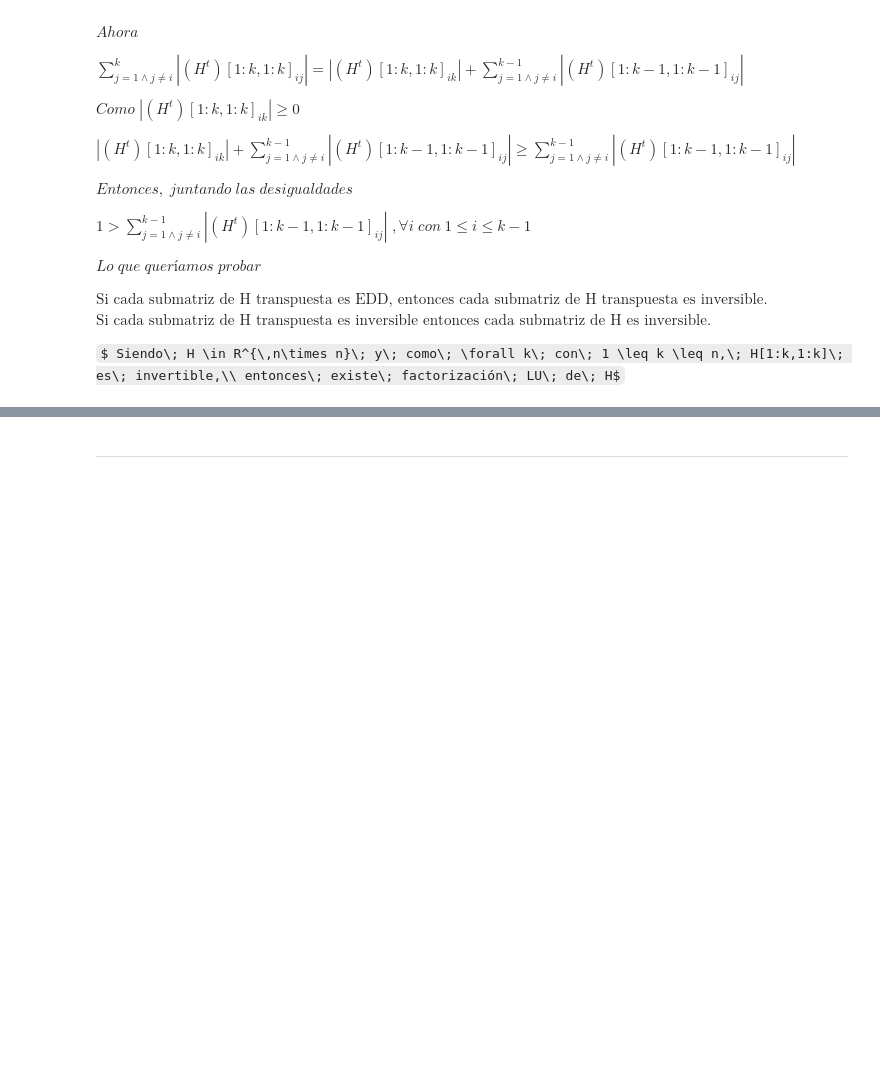
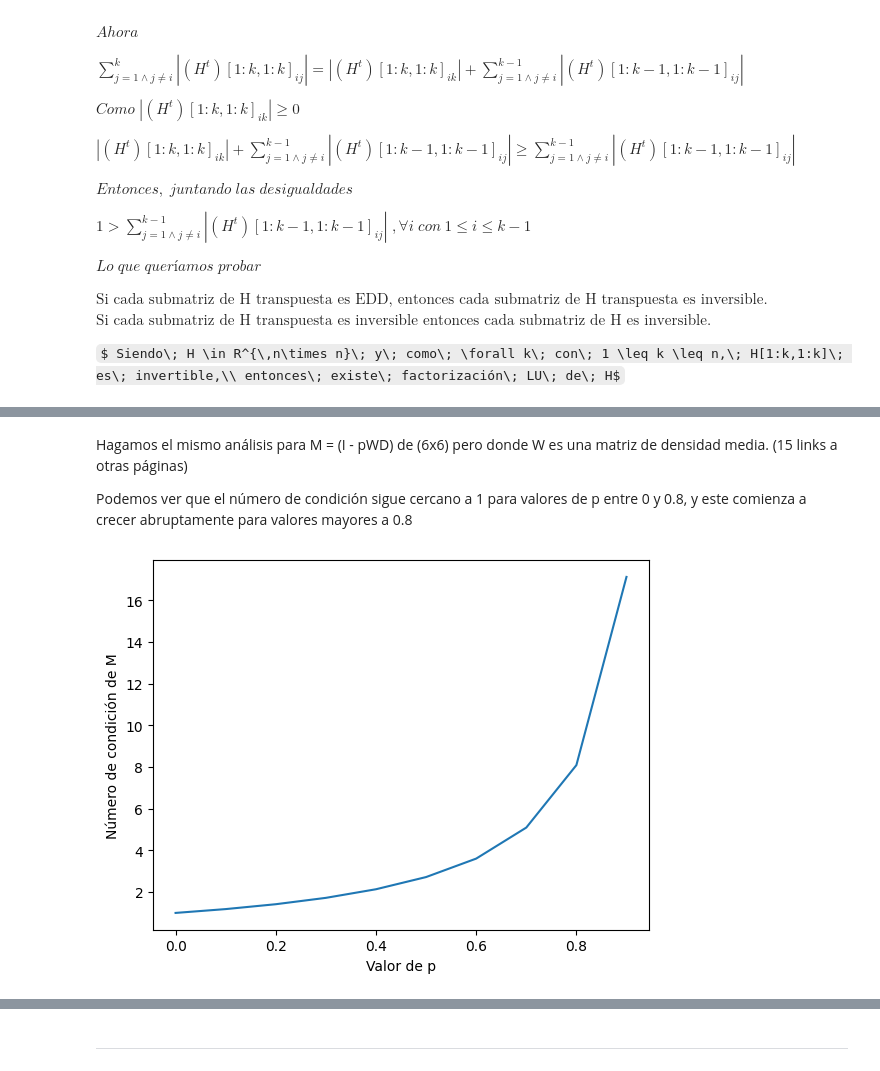
Before and after one commit to r3ch1rd/TP1alc, a Jupyter notebook: grupo_XX_TP1.ipynb, the cells around one changed output, grey strips where cells are left out. Cells and saved outputs as stored; diff of their text form; code cells hidden in the pictures; some formulas as TeX source; blank space fills up the shorter version.

```diff
--- a/grupo_XX_TP1.ipynb
+++ b/grupo_XX_TP1.ipynb
@@ -110,0 +161,19 @@ $ Siendo\; H \in R^{\,n\times n}\; y\; como\; \forall k\; con\; 1 \leq k \leq n,
+# %% [markdown]
+Hagamos el mismo análisis para M = (I - pWD) de (6x6) pero donde W es una matriz de densidad media. (15 links a otras páginas)
+
+Podemos ver que el número de condición sigue cercano a 1 para valores de p entre 0 y 0.8, y este comienza a crecer abruptamente para valores mayores a 0.8
+# %%
+W = np.array([[0,0,1,0,1,0],[1,0,0,1,0,1],[1,0,0,1,0,0],[0,0,1,0,1,1],[0,1,0,1,0,0],[1,0,1,0,1,0]]) #6 pag, 30 links
+cond = []
+ps = np.linspace(0,0.9,10)
+
+for i in ps:
+    cond.append(np.linalg.cond(calcularA(W,i)))
+
+fig, ax = plt.subplots()
+ax.plot(np.arange(0,1,0.1),cond)
+plt.xlabel('Valor de p')
+plt.ylabel('Número de condición de M')
+plt.show()
+# %% [output]
+[figure, added]
```
Also changed, not shown: parts of 15 cells of this notebook.
